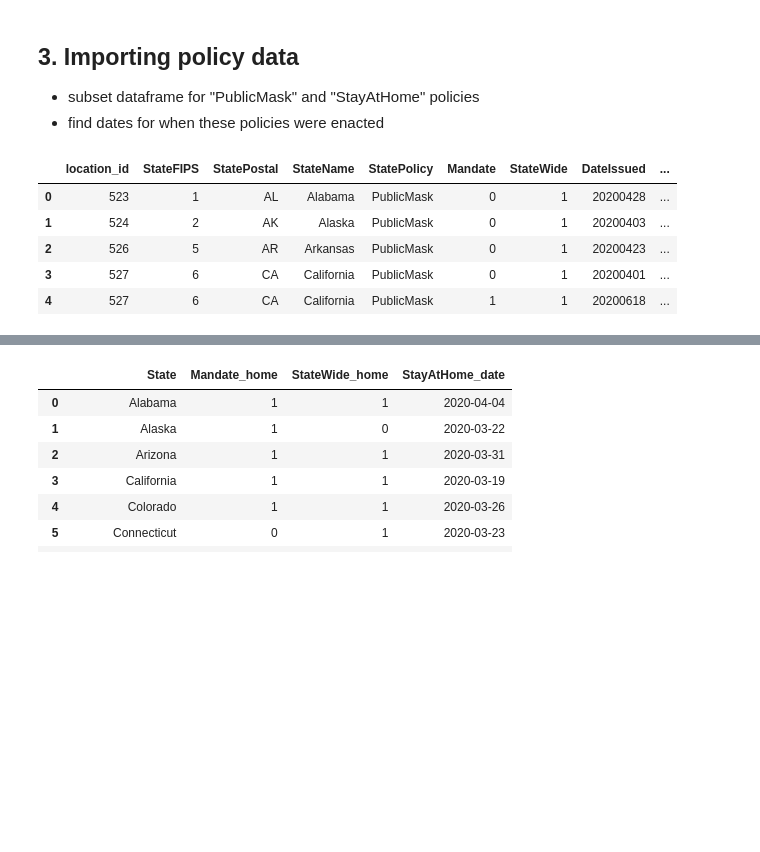
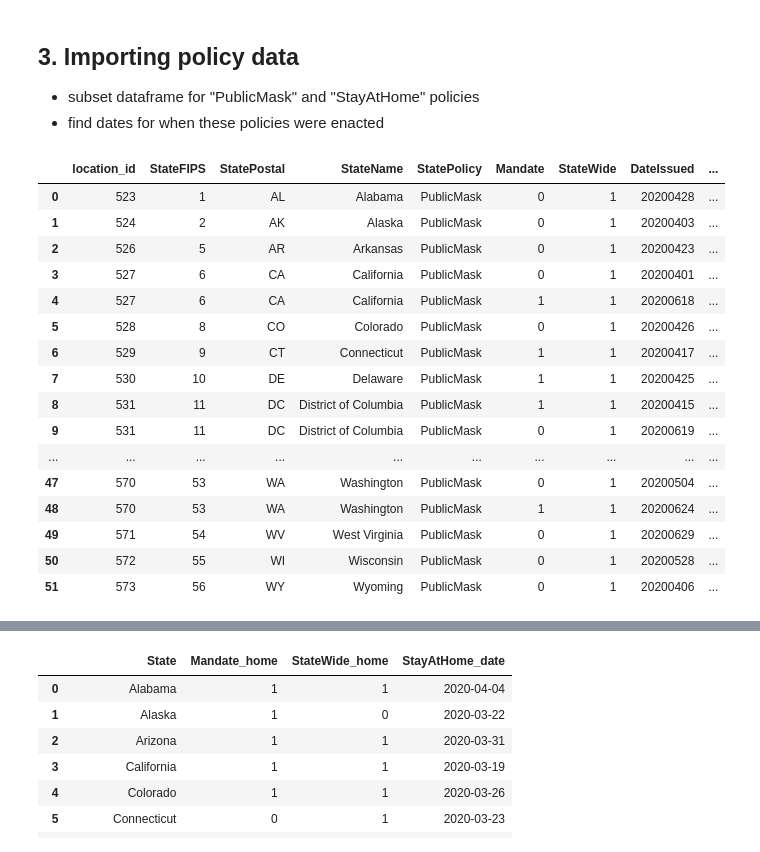
Before and after one commit to JMiguelFernandes/Project-5---Coronavirus, a Jupyter notebook: Dates of first 100 cases and policies.ipynb, the cells around one changed output, grey strips where cells are left out. Cells and saved outputs as stored; diff of their text form; code cells hidden in the pictures; blank space fills up the shorter version.

```diff
--- a/Dates of first 100 cases and policies.ipynb
+++ b/Dates of first 100 cases and policies.ipynb
@@ -78,16 +78,27 @@ df_policies = df_policies[df_policies["StatePolicy"].isin(["PublicMask", "StayAt
 # %%
 # Separating df into PublicMask and StayAtHome
 
 df_public_mask = df_policies.loc[df_policies["StatePolicy"] == "PublicMask"].reset_index(drop=True)
 
-df_public_mask.head()
+df_public_mask
 # %% [output]
 |  | location_id | StateFIPS | StatePostal | StateName | StatePolicy | Mandate | StateWide | DateIssued | ... |
 | 0 | 523 | 1 | AL | Alabama | PublicMask | 0 | 1 | 20200428 | ... |
 | 1 | 524 | 2 | AK | Alaska | PublicMask | 0 | 1 | 20200403 | ... |
 | 2 | 526 | 5 | AR | Arkansas | PublicMask | 0 | 1 | 20200423 | ... |
 | 3 | 527 | 6 | CA | California | PublicMask | 0 | 1 | 20200401 | ... |
 | 4 | 527 | 6 | CA | California | PublicMask | 1 | 1 | 20200618 | ... |
+| 5 | 528 | 8 | CO | Colorado | PublicMask | 0 | 1 | 20200426 | ... |
+| 6 | 529 | 9 | CT | Connecticut | PublicMask | 1 | 1 | 20200417 | ... |
+| 7 | 530 | 10 | DE | Delaware | PublicMask | 1 | 1 | 20200425 | ... |
+| 8 | 531 | 11 | DC | District of Columbia | PublicMask | 1 | 1 | 20200415 | ... |
+| 9 | 531 | 11 | DC | District of Columbia | PublicMask | 0 | 1 | 20200619 | ... |
+| ... | ... | ... | ... | ... | ... | ... | ... | ... | ... |
+| 47 | 570 | 53 | WA | Washington | PublicMask | 0 | 1 | 20200504 | ... |
+| 48 | 570 | 53 | WA | Washington | PublicMask | 1 | 1 | 20200624 | ... |
+| 49 | 571 | 54 | WV | West Virginia | PublicMask | 0 | 1 | 20200629 | ... |
+| 50 | 572 | 55 | WI | Wisconsin | PublicMask | 0 | 1 | 20200528 | ... |
+| 51 | 573 | 56 | WY | Wyoming | PublicMask | 0 | 1 | 20200406 | ... |
 # %%
 df_stay_home = df_policies.loc[df_policies["StatePolicy"] == "StayAtHome"]
 df_stay_home["StateName"].value_counts()
```
Also changed, not shown: parts of 9 cells of this notebook, 4 other files.
